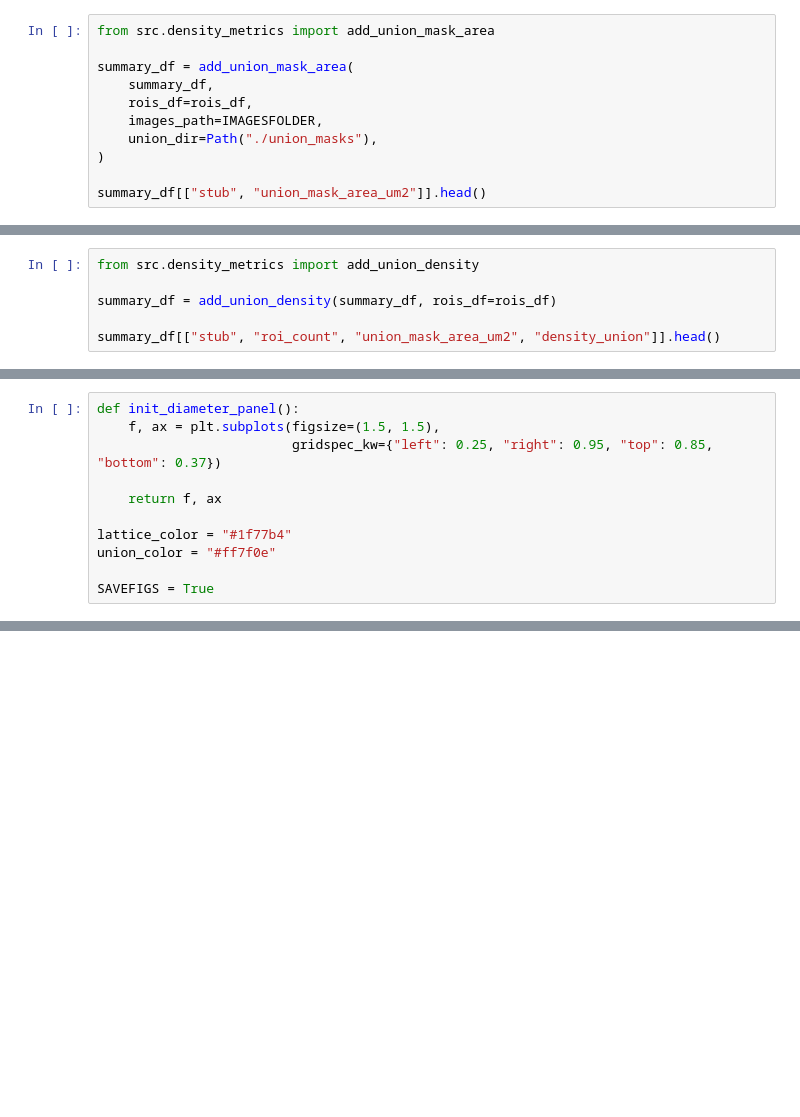
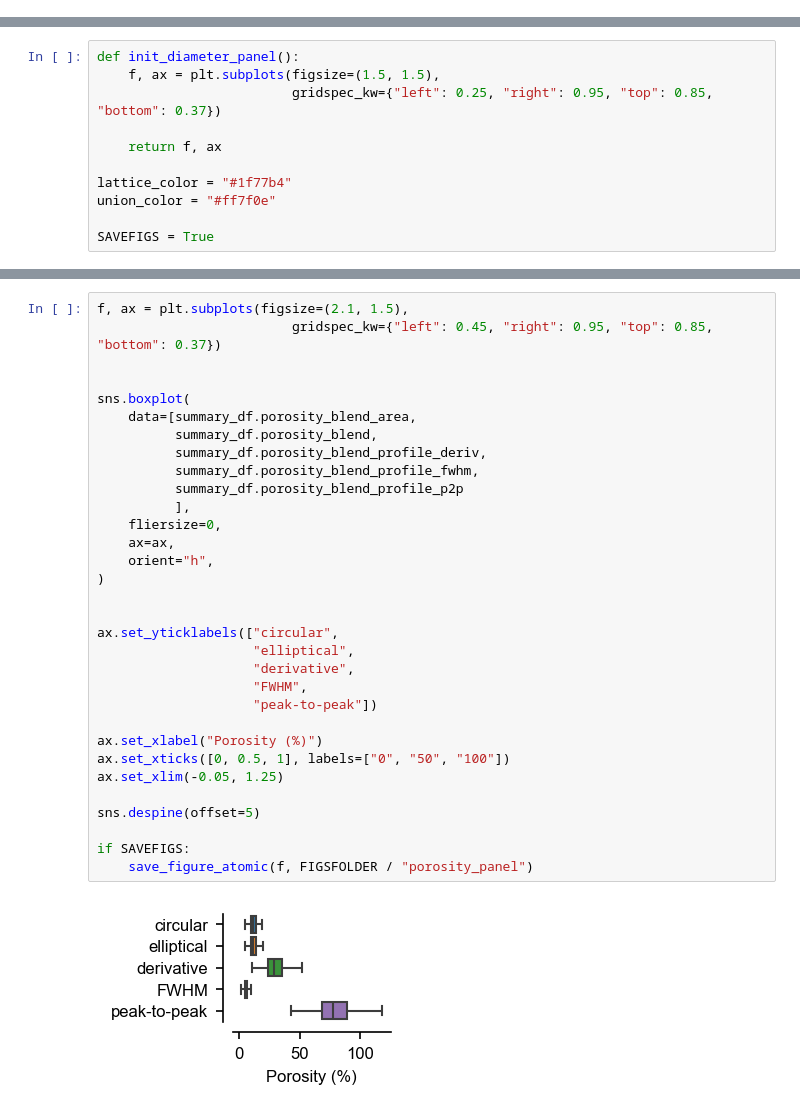
Before and after one commit to jaimemcc/fenestrations, a Jupyter notebook: notebooks/paper1_density.ipynb, the cells around one changed output, grey strips where cells are left out. Cells and saved outputs as stored; diff of their text form; blank space fills up the shorter version.

```diff
--- a/notebooks/paper1_density.ipynb
+++ b/notebooks/paper1_density.ipynb
@@ -135,11 +136,0 @@ summary_df[[
-# %%
-from src.density_metrics import add_union_mask_area
-
-summary_df = add_union_mask_area(
-    summary_df,
-    rois_df=rois_df,
-    images_path=IMAGESFOLDER,
-    union_dir=Path("./union_masks"),
-)
-
-summary_df[["stub", "union_mask_area_um2"]].head()
@@ -153,6 +136,0 @@ summary_df[["stub", "union_mask_area_um2"]].head()
-# %%
-from src.density_metrics import add_union_density
-
-summary_df = add_union_density(summary_df, rois_df=rois_df)
-
-summary_df[["stub", "roi_count", "union_mask_area_um2", "density_union"]].head()
@@ -202,2 +173,36 @@ if SAVEFIGS:
 # %% [output]
 [figure]
+# %%
+f, ax = plt.subplots(figsize=(2.1, 1.5),
+                         gridspec_kw={"left": 0.45, "right": 0.95, "top": 0.85, "bottom": 0.37})
+
+
+sns.boxplot(
+    data=[summary_df.porosity_blend_area,
+          summary_df.porosity_blend,
+          summary_df.porosity_blend_profile_deriv,
+          summary_df.porosity_blend_profile_fwhm,
+          summary_df.porosity_blend_profile_p2p
+          ],
+    fliersize=0,
+    ax=ax,
+    orient="h",
+)
+
+
+ax.set_yticklabels(["circular",
+                    "elliptical",
+                    "derivative",
+                    "FWHM",
+                    "peak-to-peak"])
+
+ax.set_xlabel("Porosity (%)")
+ax.set_xticks([0, 0.5, 1], labels=["0", "50", "100"])
+ax.set_xlim(-0.05, 1.25)
+
+sns.despine(offset=5)
+
+if SAVEFIGS:
+    save_figure_atomic(f, FIGSFOLDER / "porosity_panel")
+# %% [output]
+[figure, added]
```
Also changed, not shown: parts of 9 cells of this notebook, 4 other files.
